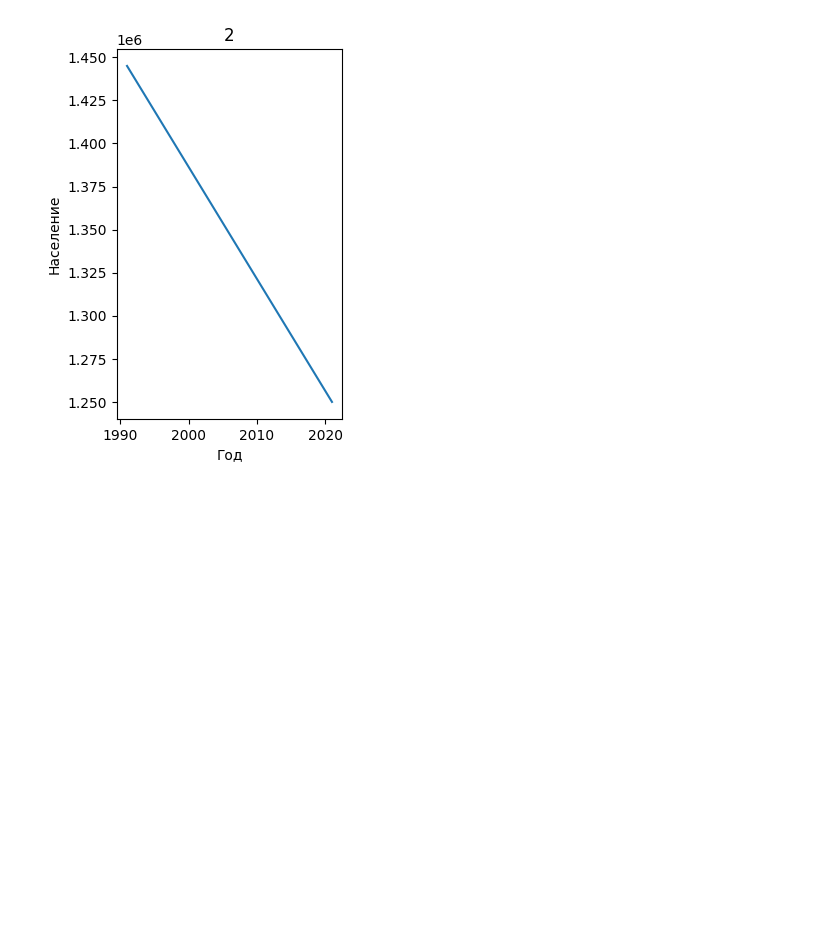
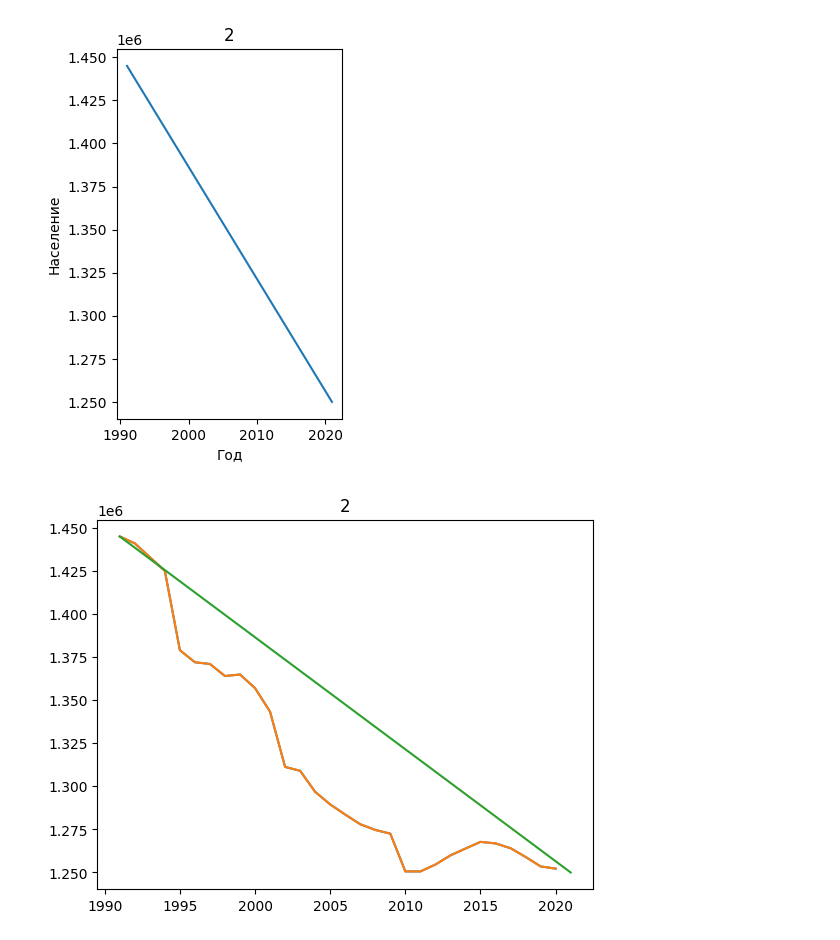
Before and after one commit to SW0301/MMVSU, a Jupyter notebook: Lab2.ipynb, the cells around one changed output. Drawn from its saved outputs; the diff is of its cells as text; code cells hidden in the pictures; blank space fills up the shorter version.

```diff
--- a/Lab2.ipynb
+++ b/Lab2.ipynb
@@ -50,3 +50,42 @@ plt.show()
 # %% [output]
 [figure]
 [figure]
+# %%
+import matplotlib.pyplot as plt
+import numpy as np
+from scipy.integrate import odeint
+import pandas as pd
+
+year = []
+for i in range(1991,2021):
+  year.append(i)
+
+
+
+population = [1445000, 1441000, 1433000, 1425000, 1379000, 1372000,
+                      1371000	, 1364000, 1364900, 1357000, 1343300, 1311252, 1309000,
+                      1296800, 1289500, 1283600, 1278000, 1274700, 1272527, 1250619,
+                      1250600	, 1254592, 1259921, 1263873, 1267760, 1266871, 1264075,
+                      1259013, 1253511, 1252236	]
+
+plt.plot(year, population)
+
+
+def k(x):
+    return -6500/x
+def dxdt(x, t):
+    return k(x) * x
+
+
+t = np.linspace(1991, 2021, 100)
+
+solve = odeint(dxdt, y0=1445000, t=t)
+solve = solve.flatten()
+
+plt.plot(year, population)
+plt.plot(t, solve)
+
+plt.title('2')
+plt.show()
+# %% [output]
+[figure, added]
```
